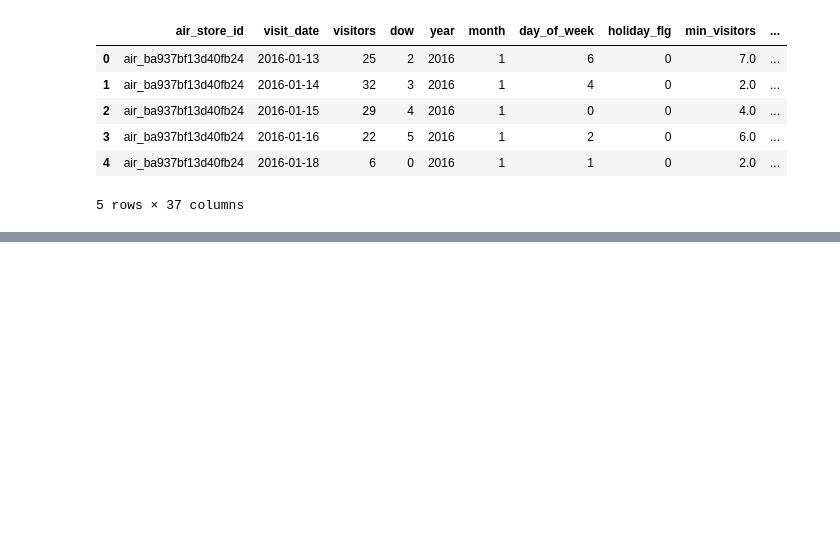
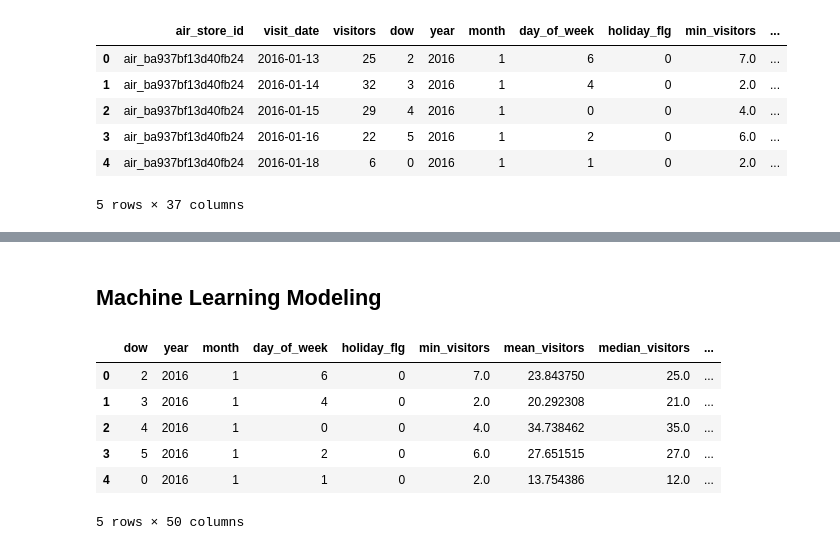
Before and after one commit to dongzhang84/Kaggle, a Jupyter notebook: Restaurant_Visitor_Forecasting/Visitor_forecasting_v2.ipynb, the cells around one changed output, grey strips where cells are left out. Drawn from its saved outputs; the diff is of its cells as text; code cells hidden in the pictures; blank space fills up the shorter version.

```diff
--- a/Restaurant_Visitor_Forecasting/Visitor_forecasting_v2.ipynb
+++ b/Restaurant_Visitor_Forecasting/Visitor_forecasting_v2.ipynb
@@ -451,0 +490,25 @@ train.head()
+# %%
+# NEW FEATURES FROM JMBULL
+
+train['date_int'] = train['visit_date'].apply(lambda x: x.strftime('%Y%m%d')).astype(int)
+test['date_int'] = test['visit_date'].apply(lambda x: x.strftime('%Y%m%d')).astype(int)
+
+train['var_max_lat'] = train['latitude'].max() - train['latitude']
+train['var_max_long'] = train['longitude'].max() - train['longitude']
+
+test['var_max_lat'] = test['latitude'].max() - test['latitude']
+test['var_max_long'] = test['longitude'].max() - test['longitude']
+# %%
+# NEW FEATURES FROM Georgii Vyshnia
+
+train['lon_plus_lat'] = train['longitude'] + train['latitude']
+test['lon_plus_lat'] = test['longitude'] + test['latitude']
+# %%
+lbl = preprocessing.LabelEncoder()
+
+train['air_store_id2'] = lbl.fit_transform(train['air_store_id'])
+test['air_store_id2'] = lbl.transform(test['air_store_id'])
+# %%
+col = [c for c in train if c not in ['id', 'air_store_id', 'visit_date','visitors']]
+train = train.fillna(-1)
+test = test.fillna(-1)
@@ -451,0 +525,2 @@ train.head()
+# %% [markdown]
+## Machine Learning Modeling
@@ -451,0 +538,10 @@ train.head()
+# %%
+train[col].head()
+# %% [output]
+|  | dow | year | month | day_of_week | holiday_flg | min_visitors | mean_visitors | median_visitors | ... |
+| 0 | 2 | 2016 | 1 | 6 | 0 | 7.0 | 23.843750 | 25.0 | ... |
+| 1 | 3 | 2016 | 1 | 4 | 0 | 2.0 | 20.292308 | 21.0 | ... |
+| 2 | 4 | 2016 | 1 | 0 | 0 | 4.0 | 34.738462 | 35.0 | ... |
+| 3 | 5 | 2016 | 1 | 2 | 0 | 6.0 | 27.651515 | 27.0 | ... |
+| 4 | 0 | 2016 | 1 | 1 | 0 | 2.0 | 13.754386 | 12.0 | ... |
+5 rows × 50 columns
```
Also changed, not shown: parts of 22 cells of this notebook.
